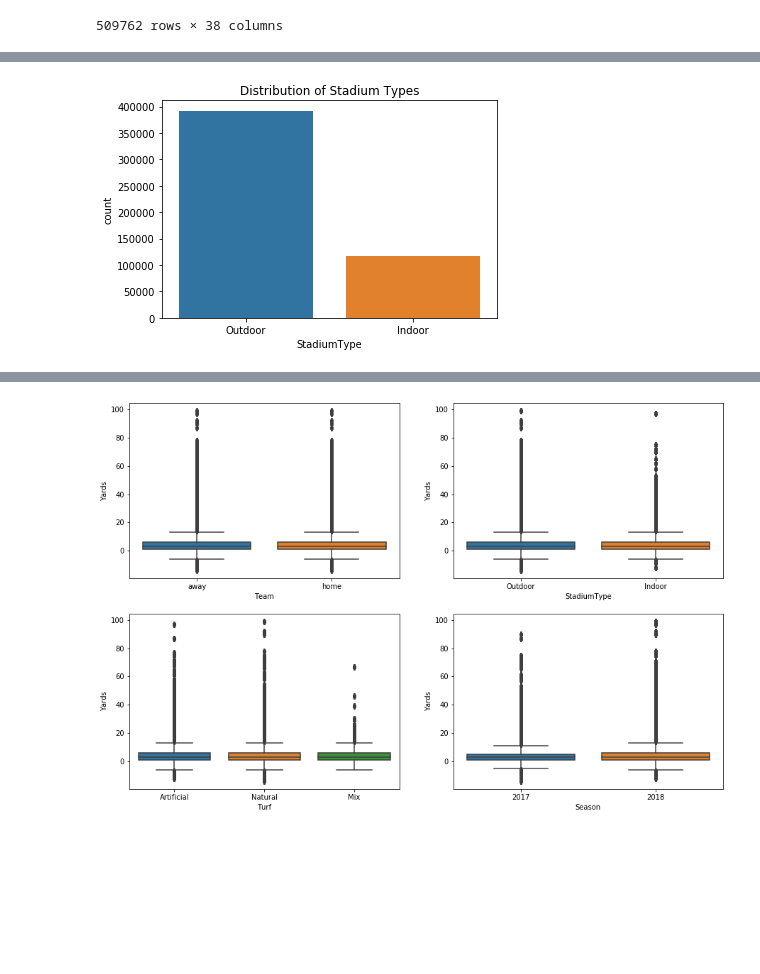
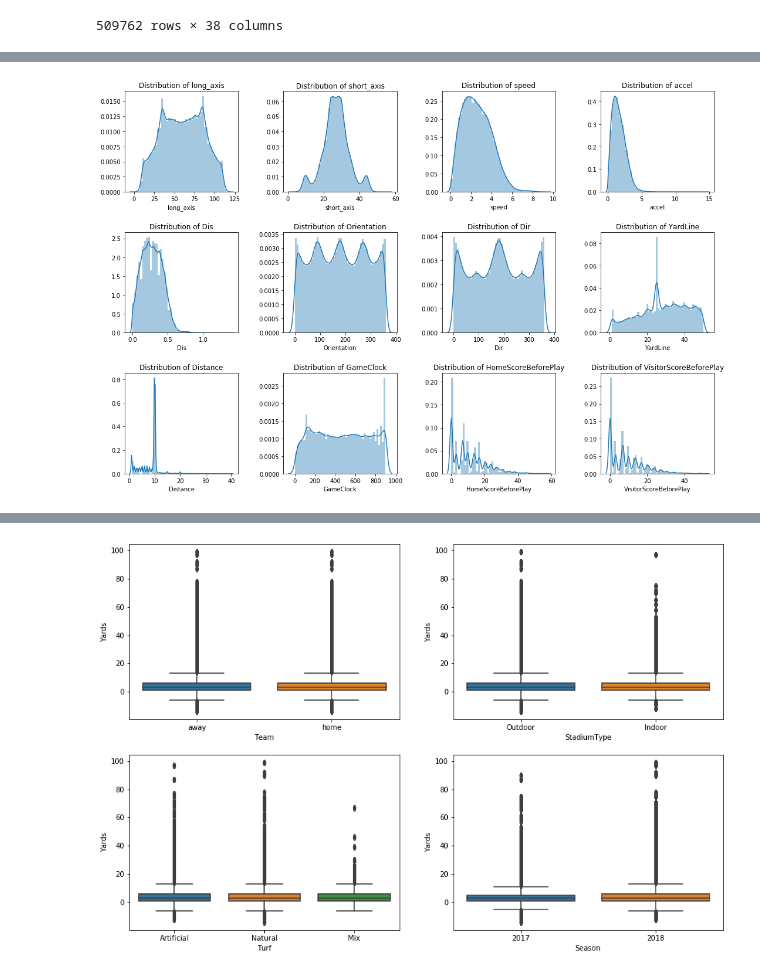
Before and after one commit to sharonk515/NFL_yards_gained, a Jupyter notebook: nfl_data_clean.ipynb, the cells around one changed output, grey strips where cells are left out. Saved outputs shown, nothing was run; the diff lists cells and outputs as text; code cells hidden in the pictures; blank space fills up the shorter version.

```diff
--- a/nfl_data_clean.ipynb
+++ b/nfl_data_clean.ipynb
@@ -320,5 +425,12 @@ plt.title('Distribution of Yards');
-# %%
-sns.countplot(nfl.StadiumType)
-plt.title('Distribution of Stadium Types');
-# %% [output]
-[figure, removed]
+# %%
+numeric_feats = ['long_axis', 'short_axis', 'speed', 'accel',
+                 'Dis', 'Orientation', 'Dir', 'YardLine', 'Distance',
+                 'GameClock', 'HomeScoreBeforePlay', 'VisitorScoreBeforePlay']
+
+fig, axes = plt.subplots(3, 4, figsize=(18, 12))
+plt.subplots_adjust(wspace=0.4, hspace=0.4)
+for i, feat in enumerate(numeric_feats):
+    sns.distplot(nfl[feat], ax=axes[i//4, i%4])
+    axes[i//4, i%4].set_title(f'Distribution of {feat}');
+# %% [output]
+[figure, added]
```
Also changed, not shown: parts of 18 cells of this notebook.
